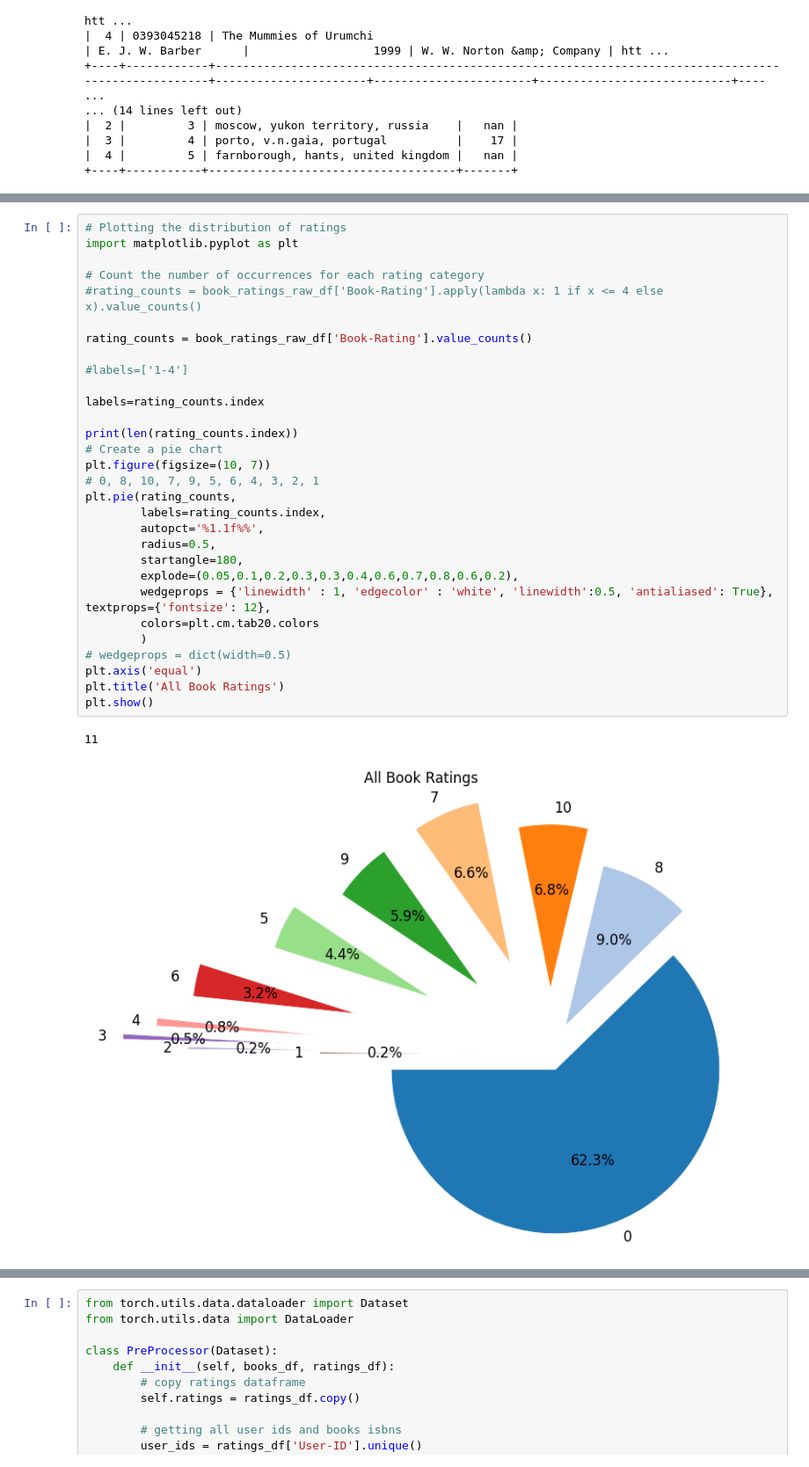
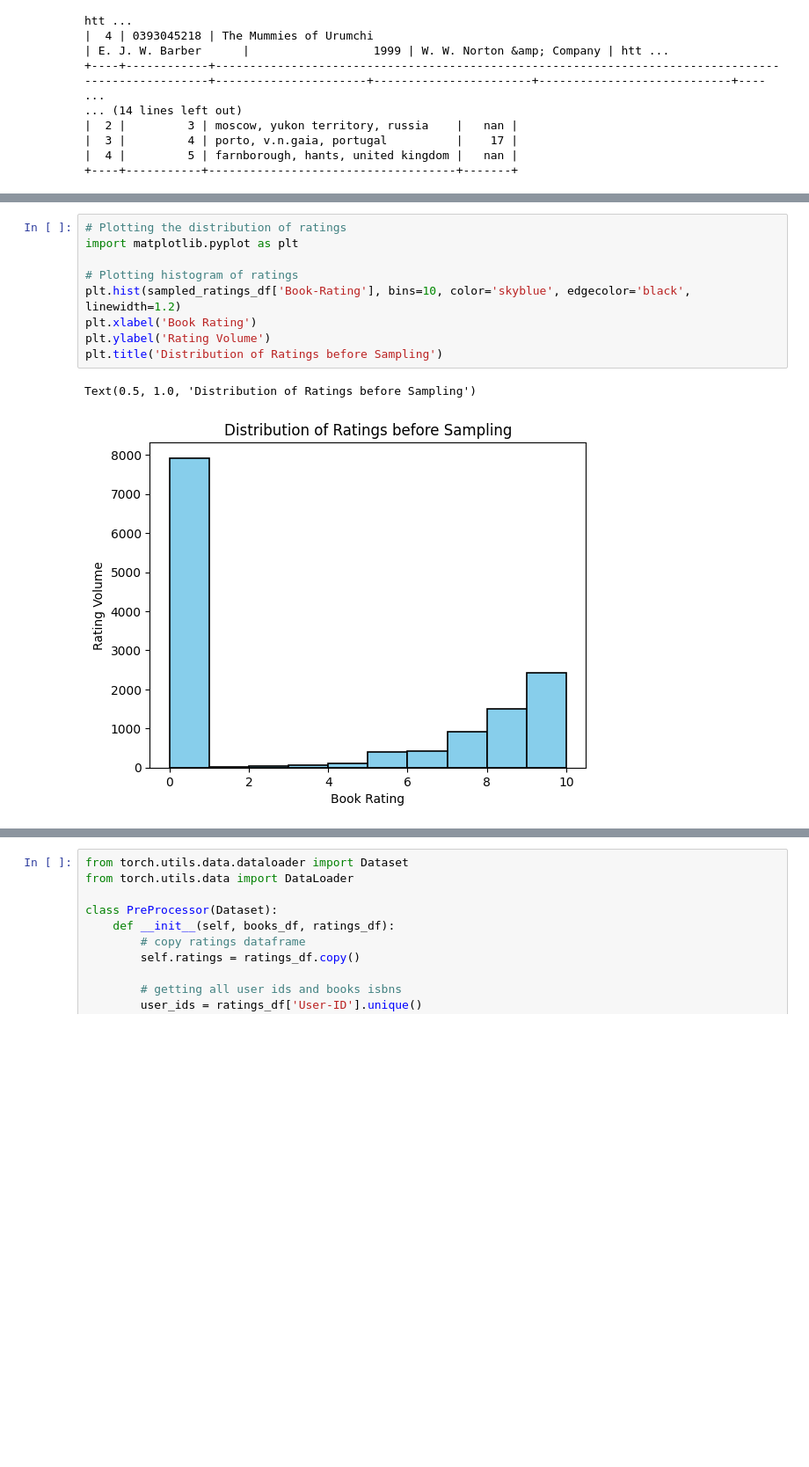
Before and after one commit to ElleyFolks/WGU-Capstone, a Jupyter notebook: task 2 code/WGU_Capstone.ipynb, the cells around one changed output, grey strips where cells are left out. Shown at 88% size. Drawn from its saved outputs; the diff is of its cells as text; blank space fills up the shorter version.

Commit message:
WIP 2 new visualizations

```diff
--- a/task 2 code/WGU_Capstone.ipynb
+++ b/task 2 code/WGU_Capstone.ipynb
@@ -128,36 +126,15 @@ dtype: int64
 # %%
 # Plotting the distribution of ratings
 import matplotlib.pyplot as plt
 
-# Count the number of occurrences for each rating category
-#rating_counts = book_ratings_raw_df['Book-Rating'].apply(lambda x: 1 if x <= 4 else x).value_counts()
-
-rating_counts = book_ratings_raw_df['Book-Rating'].value_counts()
-
-#labels=['1-4']
-
-labels=rating_counts.index
-
-print(len(rating_counts.index))
-# Create a pie chart
-plt.figure(figsize=(10, 7))
-# 0, 8, 10, 7, 9, 5, 6, 4, 3, 2, 1
-plt.pie(rating_counts,
-        labels=rating_counts.index,
-        autopct='%1.1f%%',
-        radius=0.5,
-        startangle=180,
-        explode=(0.05,0.1,0.2,0.3,0.3,0.4,0.6,0.7,0.8,0.6,0.2),
-        wedgeprops = {'linewidth' : 1, 'edgecolor' : 'white', 'linewidth':0.5, 'antialiased': True},  textprops={'fontsize': 12},
-        colors=plt.cm.tab20.colors
-        )
-# wedgeprops = dict(width=0.5)
-plt.axis('equal')
-plt.title('All Book Ratings')
-plt.show()
+# Plotting histogram of ratings
+plt.hist(sampled_ratings_df['Book-Rating'], bins=10, color='skyblue', edgecolor='black', linewidth=1.2)
+plt.xlabel('Book Rating')
+plt.ylabel('Rating Volume')
+plt.title('Distribution of Ratings before Sampling')
 # %% [output]
-11
+Text(0.5, 1.0, 'Distribution of Ratings before Sampling')
-[figure, old version]
+[figure, new version]
 # %%
 import torch
 import torch.nn as nn
```
Also changed, not shown: parts of 12 cells of this notebook, 1 other file.
